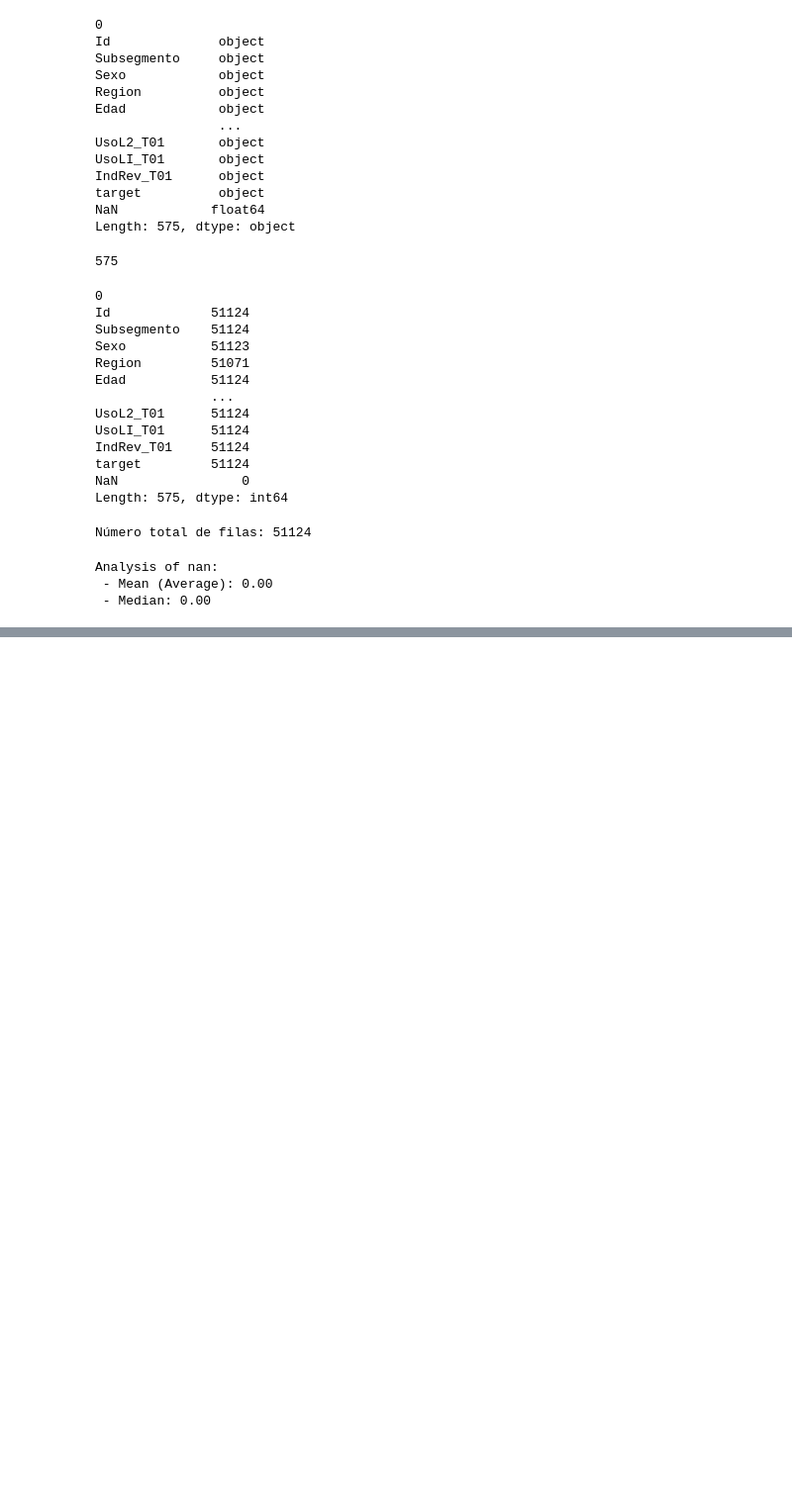
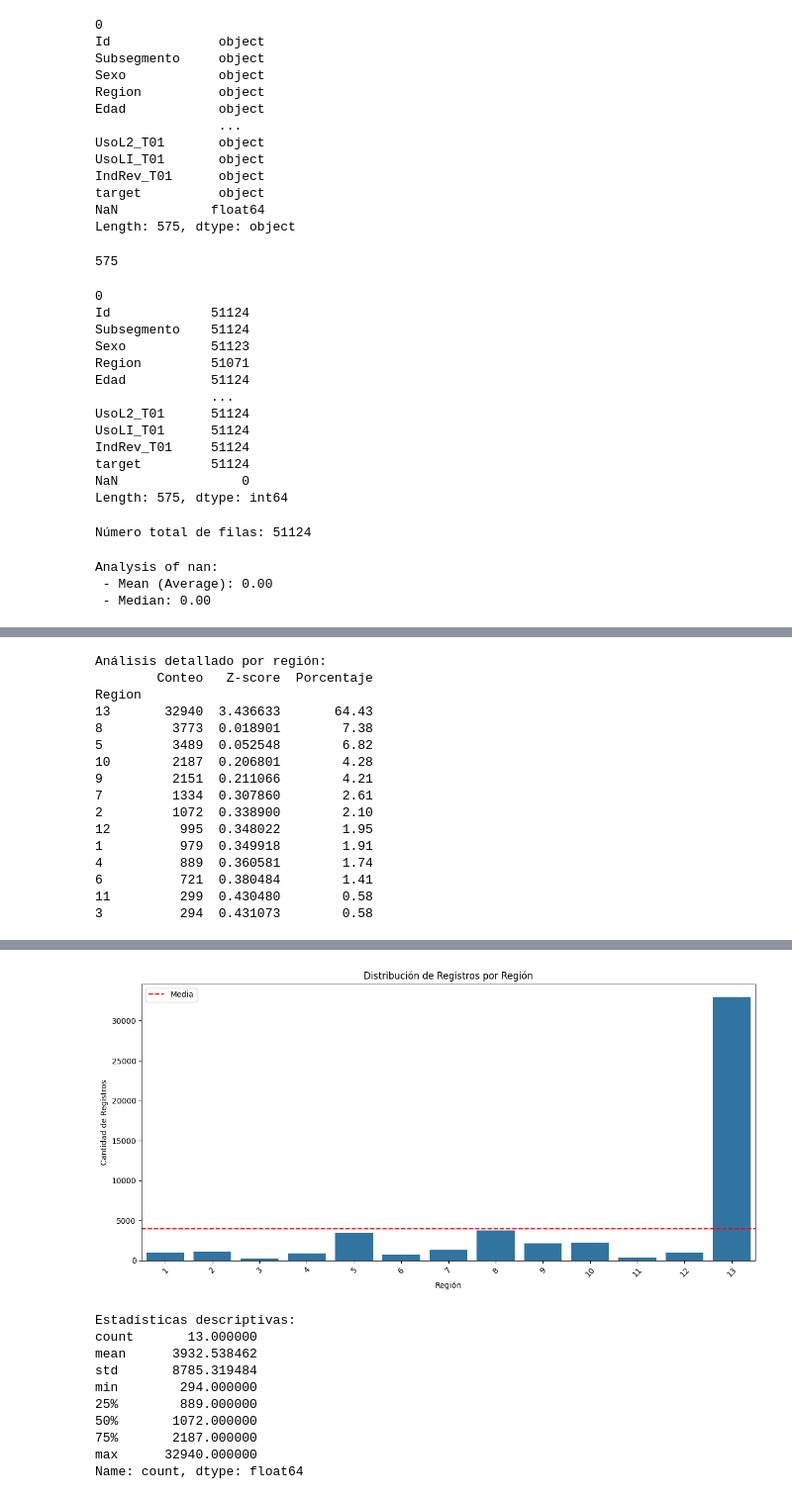
Before and after one commit to Andresilvampuero/monopoly, a Jupyter notebook: monopoly/notebooks/Monopoly.ipynb, the cells around one changed output, grey strips where cells are left out. Shown: that part at 99% size. Drawn from its saved outputs; the diff is of its cells as text; code cells hidden in the pictures; blank space fills up the shorter version.

```diff
--- a/monopoly/notebooks/Monopoly.ipynb
+++ b/monopoly/notebooks/Monopoly.ipynb
@@ -204,0 +296,54 @@ Analysis of nan:
+# %%
+import pandas as pd
+import numpy as np
+from scipy import stats
+import matplotlib.pyplot as plt
+import seaborn as sns
+
+# Contar filas por región
+conteo_region = ds['Region'].value_counts()
+
+# Calcular Z-scores del conteo de regiones
+z_scores = np.abs(stats.zscore(conteo_region))
+
+# Mostrar análisis detallado
+analisis = pd.DataFrame({
+    'Conteo': conteo_region,
+    'Z-score': z_scores,
+    'Porcentaje': (conteo_region/len(ds)*100).round(2)
+})
+
+print("Análisis detallado por región:")
+print(analisis)
+
+# Visualizar la distribución
+plt.figure(figsize=(12, 6))
+sns.barplot(x=conteo_region.index, y=conteo_region.values)
+plt.title('Distribución de Registros por Región')
+plt.xlabel('Región')
+plt.ylabel('Cantidad de Registros')
+plt.xticks(rotation=45)
+plt.axhline(y=conteo_region.mean(), color='r', linestyle='--', label='Media')
+plt.legend()
+plt.tight_layout()
+plt.show()
+
+print("\nEstadísticas descriptivas:")
+print(conteo_region.describe())
+# %% [output]
+Análisis detallado por región:
+        Conteo   Z-score  Porcentaje
+Region
+13       32940  3.436633       64.43
+8         3773  0.018901        7.38
+5         3489  0.052548        6.82
+10        2187  0.206801        4.28
+9         2151  0.211066        4.21
+7         1334  0.307860        2.61
+2         1072  0.338900        2.10
+12         995  0.348022        1.95
+1          979  0.349918        1.91
+4          889  0.360581        1.74
+6          721  0.380484        1.41
+11         299  0.430480        0.58
+3          294  0.431073        0.58
@@ -204,0 +351,11 @@ Analysis of nan:
+[figure, added]
+Estadísticas descriptivas:
+count       13.000000
+mean      3932.538462
+std       8785.319484
+min        294.000000
+25%        889.000000
+50%       1072.000000
+75%       2187.000000
+max      32940.000000
+Name: count, dtype: float64
```
Also changed, not shown: parts of 29 cells of this notebook, 1 other file.
